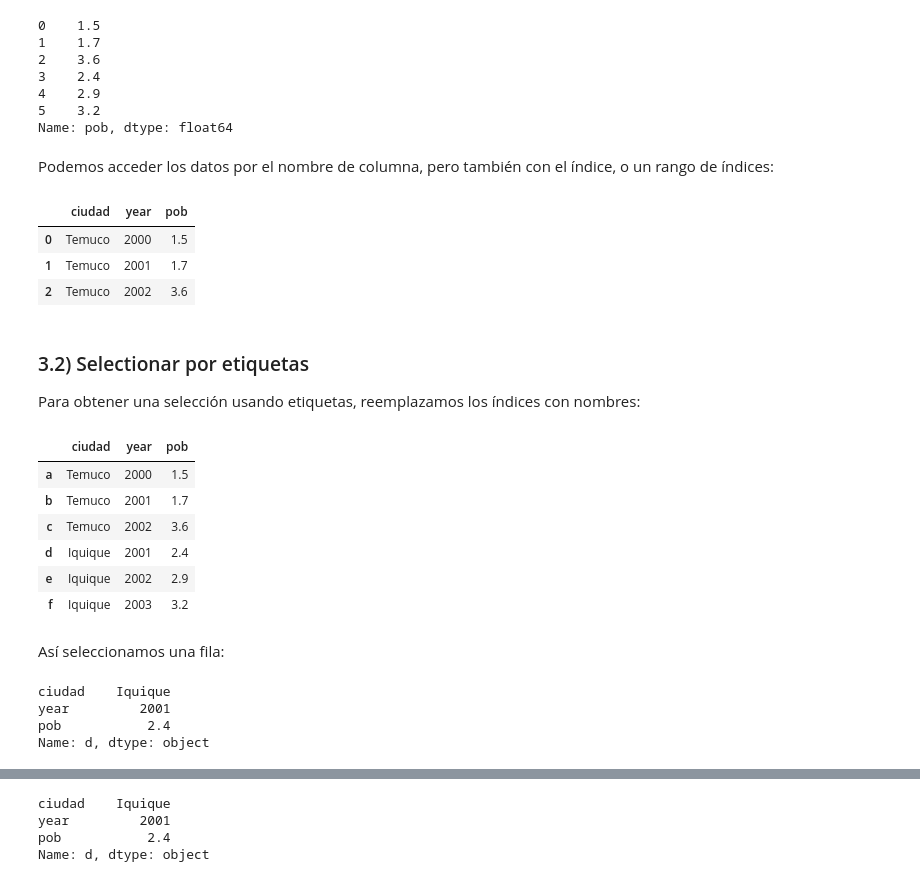
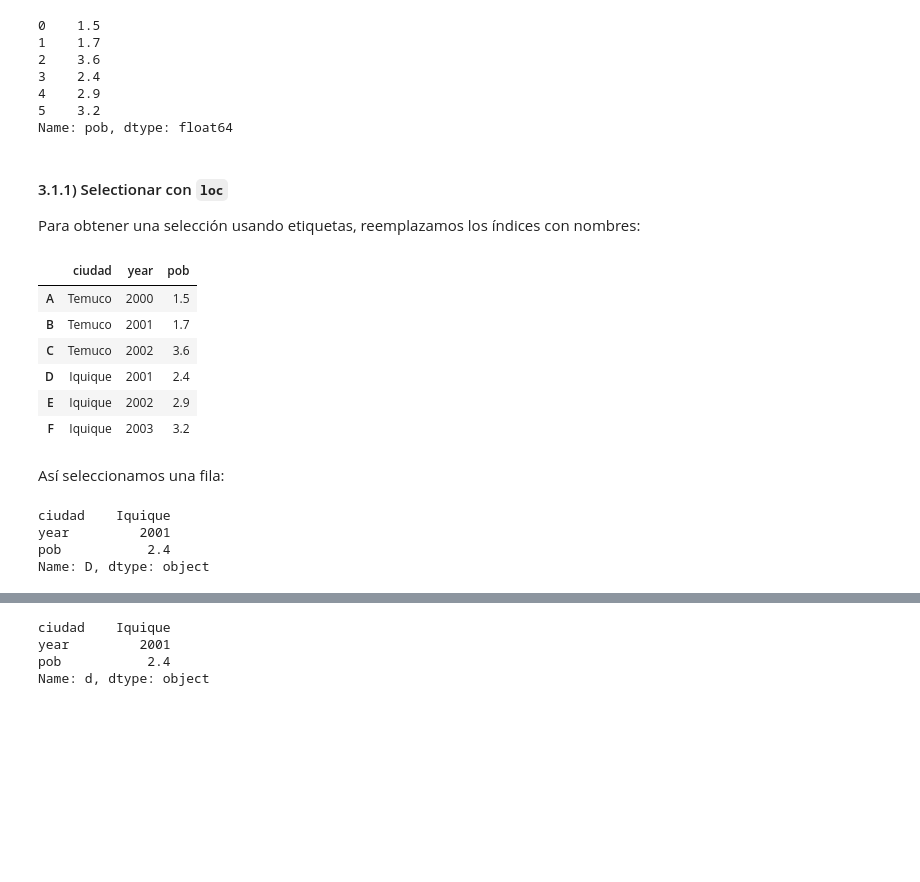
Before and after one commit to GAMES-UChile/Curso-BancoEstado, a Jupyter notebook: modulo3/modulo3.ipynb, the cells around one changed output, grey strips where cells are left out. Drawn from its saved outputs; the diff is of its cells as text; code cells hidden in the pictures; blank space fills up the shorter version.

```diff
--- a/modulo3/modulo3.ipynb
+++ b/modulo3/modulo3.ipynb
@@ -415,35 +415,26 @@ df.pob
 4    2.9
 5    3.2
 Name: pob, dtype: float64
-# %% [markdown]
-Podemos acceder los datos por el nombre de columna, pero también con el índice, o un rango de índices:
-# %%
-df[0:3]
-# %% [output]
-|  | ciudad | year | pob |
-| 0 | Temuco | 2000 | 1.5 |
-| 1 | Temuco | 2001 | 1.7 |
-| 2 | Temuco | 2002 | 3.6 |
 # %% [markdown]
-### 3.2) Selectionar por etiquetas
+#### 3.1.1) Selectionar con `loc`
 Para obtener una selección usando etiquetas, reemplazamos los índices con nombres:
-# %%
-df.index = ['a','b','c','d','e','f']
-df
-# %% [output]
-|  | ciudad | year | pob |
-| a | Temuco | 2000 | 1.5 |
-| b | Temuco | 2001 | 1.7 |
-| c | Temuco | 2002 | 3.6 |
-| d | Iquique | 2001 | 2.4 |
-| e | Iquique | 2002 | 2.9 |
-| f | Iquique | 2003 | 3.2 |
+# %%
+df.index = ['A','B','C','D','E','F']
+df
+# %% [output]
+|  | ciudad | year | pob |
+| A | Temuco | 2000 | 1.5 |
+| B | Temuco | 2001 | 1.7 |
+| C | Temuco | 2002 | 3.6 |
+| D | Iquique | 2001 | 2.4 |
+| E | Iquique | 2002 | 2.9 |
+| F | Iquique | 2003 | 3.2 |
 # %% [markdown]
 Así seleccionamos una fila:
 # %%
-df.loc['d']
+df.loc['D']
 # %% [output]
 ciudad    Iquique
 year         2001
 pob           2.4
-Name: d, dtype: object
+Name: D, dtype: object
```
Also changed, not shown: parts of 67 cells of this notebook.
